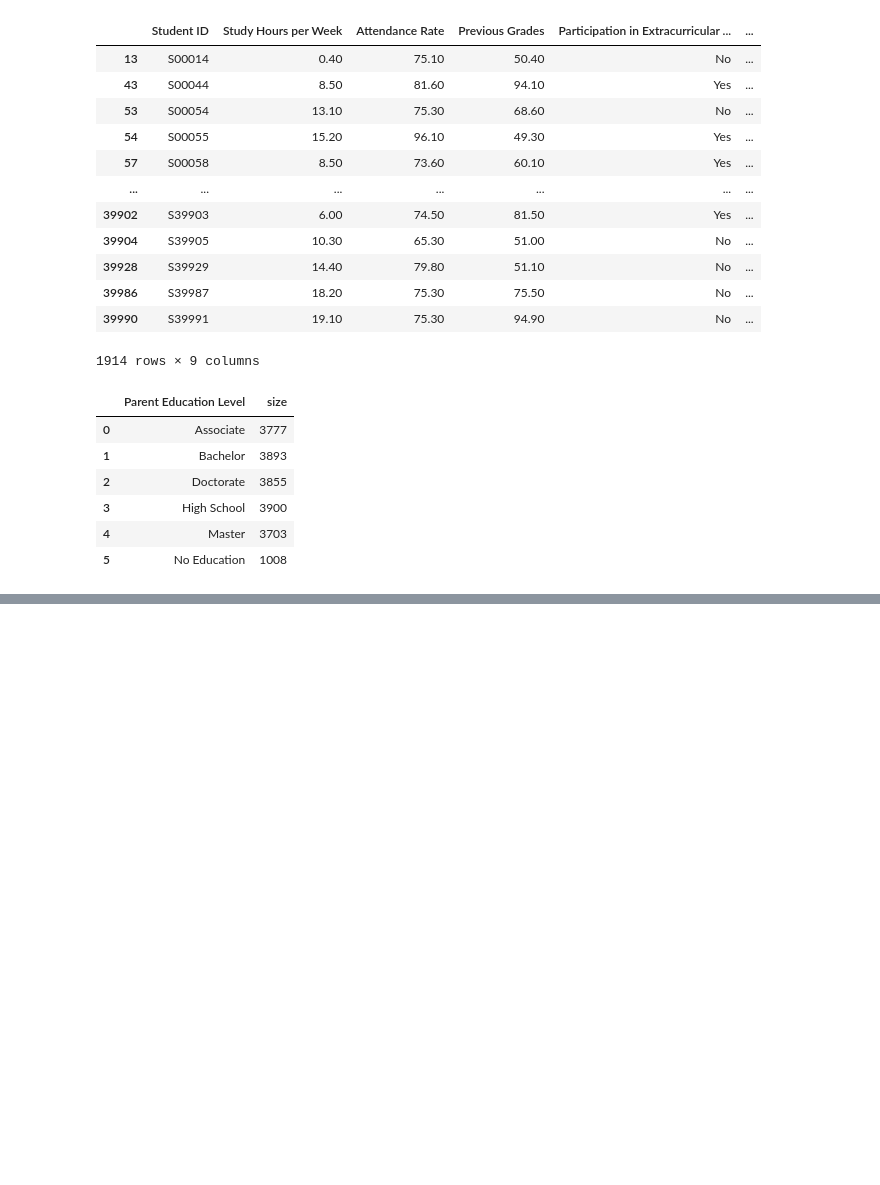
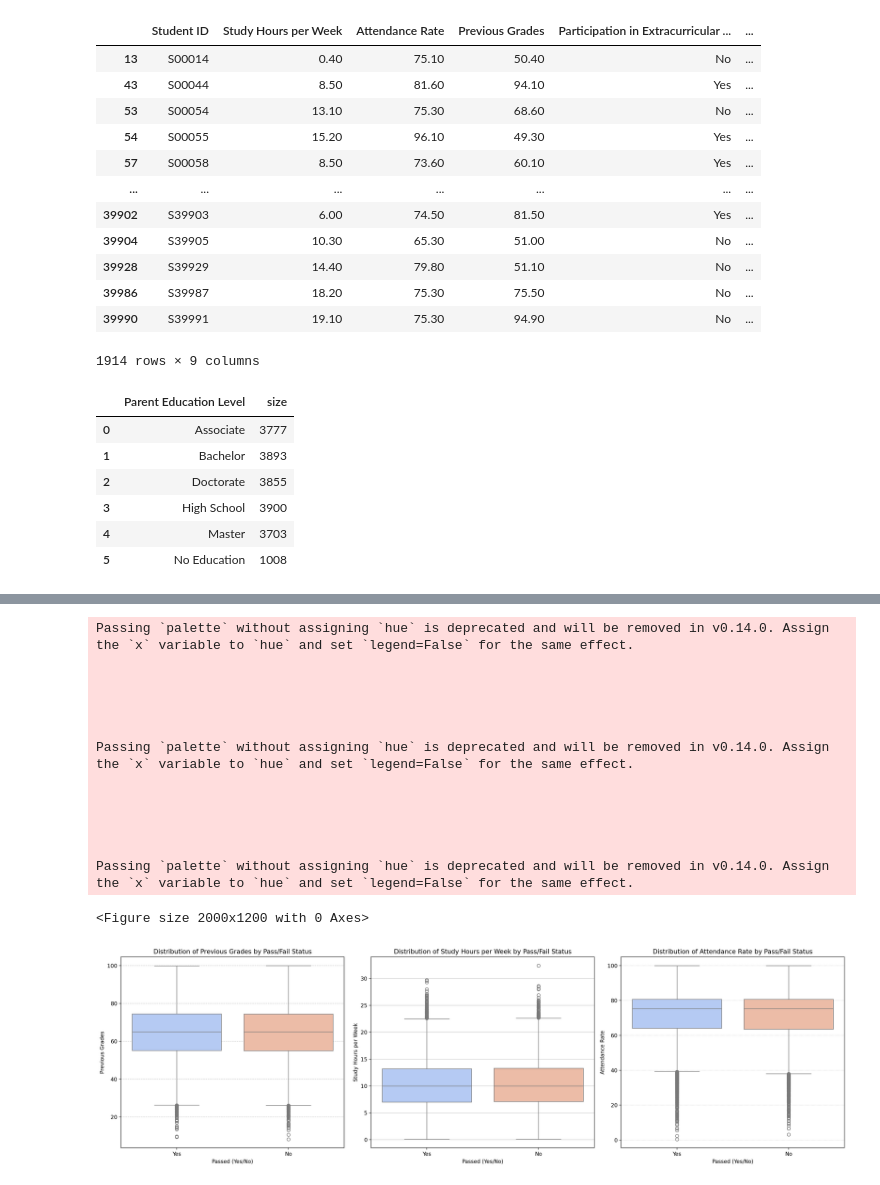
Before and after one commit to Gagandeep-India/Student_Performance_Analyzer_Project, a Jupyter notebook: Student_analyze_model.ipynb, the cells around one changed output, grey strips where cells are left out. Drawn from its saved outputs; the diff is of its cells as text; code cells hidden in the pictures; blank space fills up the shorter version.

```diff
--- a/Student_analyze_model.ipynb
+++ b/Student_analyze_model.ipynb
@@ -692,0 +727,51 @@ bar.show()
+# %%
+plt.figure(figsize=(10, 6), dpi=200)
+fig, axes = plt.subplots(1, 3, figsize=(20, 6), dpi=200)
+
+sns.boxplot(x='Passed',
+            y='Previous Grades',
+            data=df,
+            palette='coolwarm',
+            ax=axes[0])
+axes[0].set_title('Distribution of Previous Grades by Pass/Fail Status')
+axes[0].set_xlabel('Passed (Yes/No)')
+axes[0].set_ylabel('Previous Grades')
+axes[0].grid(axis='y', linestyle='--', alpha=0.7)
+
+sns.boxplot(data=df, x='Passed',
+            y='Study Hours per Week',
+            palette='coolwarm',
+            ax=axes[1])
+axes[1].set_title('Distribution of Study Hours per Week by Pass/Fail Status')
+axes[1].set_xlabel('Passed (Yes/No)')
+axes[1].set_ylabel('Study Hours per Week')
+axes[1].grid(axis='y', linestyle='-', alpha=0.7)
+
+
+sns.boxplot(data=df, x='Passed',
+            y='Attendance Rate',
+            palette='coolwarm',
+            ax=axes[2])
+axes[2].set_title('Distribution of Attendance Rate by Pass/Fail Status')
+axes[2].set_xlabel('Passed (Yes/No)')
+axes[2].set_ylabel('Attendance Rate')
+axes[2].grid(axis='y', linestyle=':', alpha=0.7)
+
+plt.tight_layout()
+plt.show()
+# %% [output]
+Passing `palette` without assigning `hue` is deprecated and will be removed in v0.14.0. Assign the `x` variable to `hue` and set `legend=False` for the same effect.
+
+
+
+
+
+Passing `palette` without assigning `hue` is deprecated and will be removed in v0.14.0. Assign the `x` variable to `hue` and set `legend=False` for the same effect.
+
+
+
+
+
+Passing `palette` without assigning `hue` is deprecated and will be removed in v0.14.0. Assign the `x` variable to `hue` and set `legend=False` for the same effect.
+<Figure size 2000x1200 with 0 Axes>
+[figure, added]
```
Also changed, not shown: parts of 27 cells of this notebook, 1 other file.
